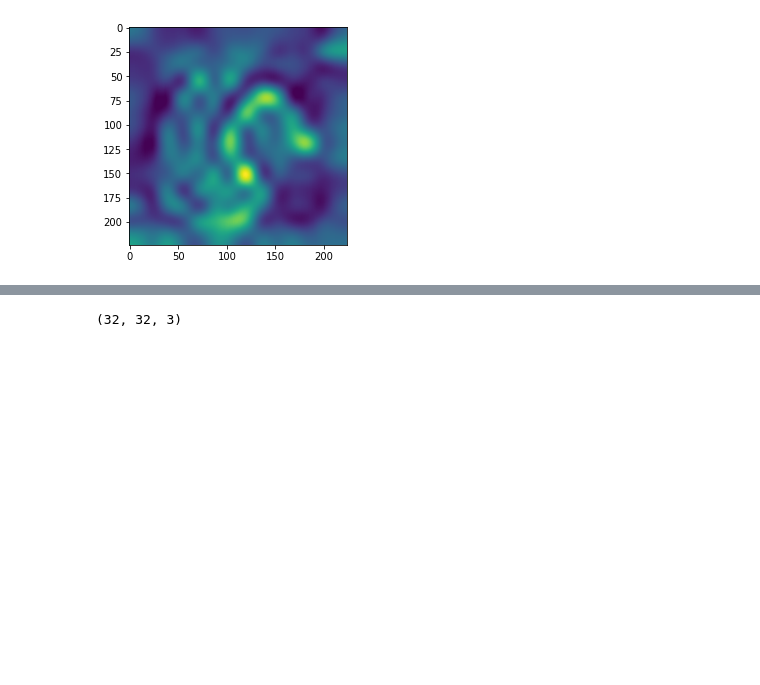
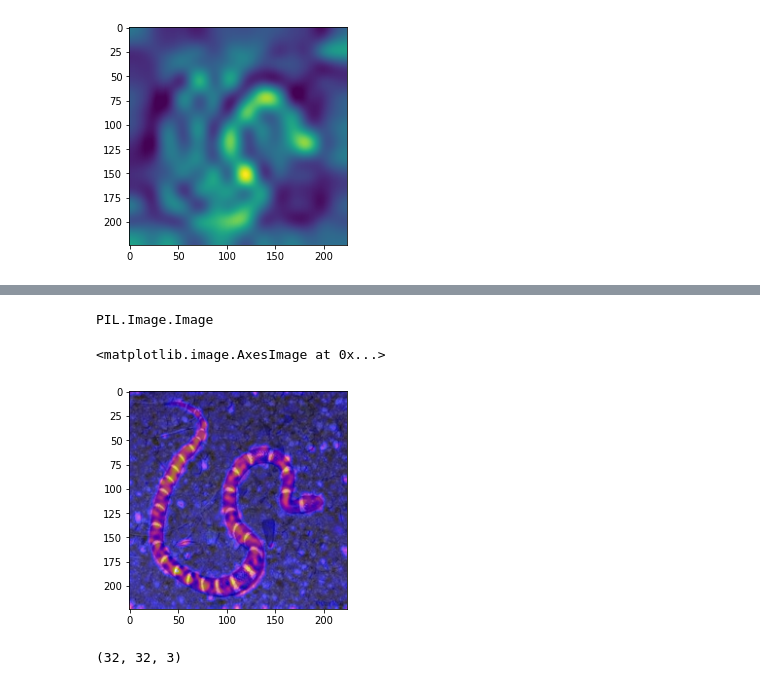
Before and after one commit to mbary/dissertation, a Jupyter notebook: classifier_playground2.2 (1) (1) (1).ipynb, the cells around one changed output, grey strips where cells are left out. Saved outputs shown, nothing was run; the diff lists cells and outputs as text; code cells hidden in the pictures; blank space fills up the shorter version.

```diff
--- a/classifier_playground2.2 (1) (1) (1).ipynb
+++ b/classifier_playground2.2 (1) (1) (1).ipynb
@@ -913,0 +911,4 @@ heatmap_on_image
+# %%
+dupa = ScoreCum(test_model.model, "layer1")
+# %%
+no_trans, heatmap_image = dupa.generate_cam(example_params[0], "/Users/michalbarrington/Downloads/snake.jpg")
@@ -914,3 +980,12 @@ heatmap_on_image
+# %%
+type(heatmap_image)
+# %% [output]
+PIL.Image.Image
+# %%
+plt.imshow(heatmap_image)
+# %% [output]
+<matplotlib.image.AxesImage at 0x...>
+[figure, added]
 # %%
 import MapExtrackt
 # %%
```
Also changed, not shown: parts of 30 cells of this notebook.
